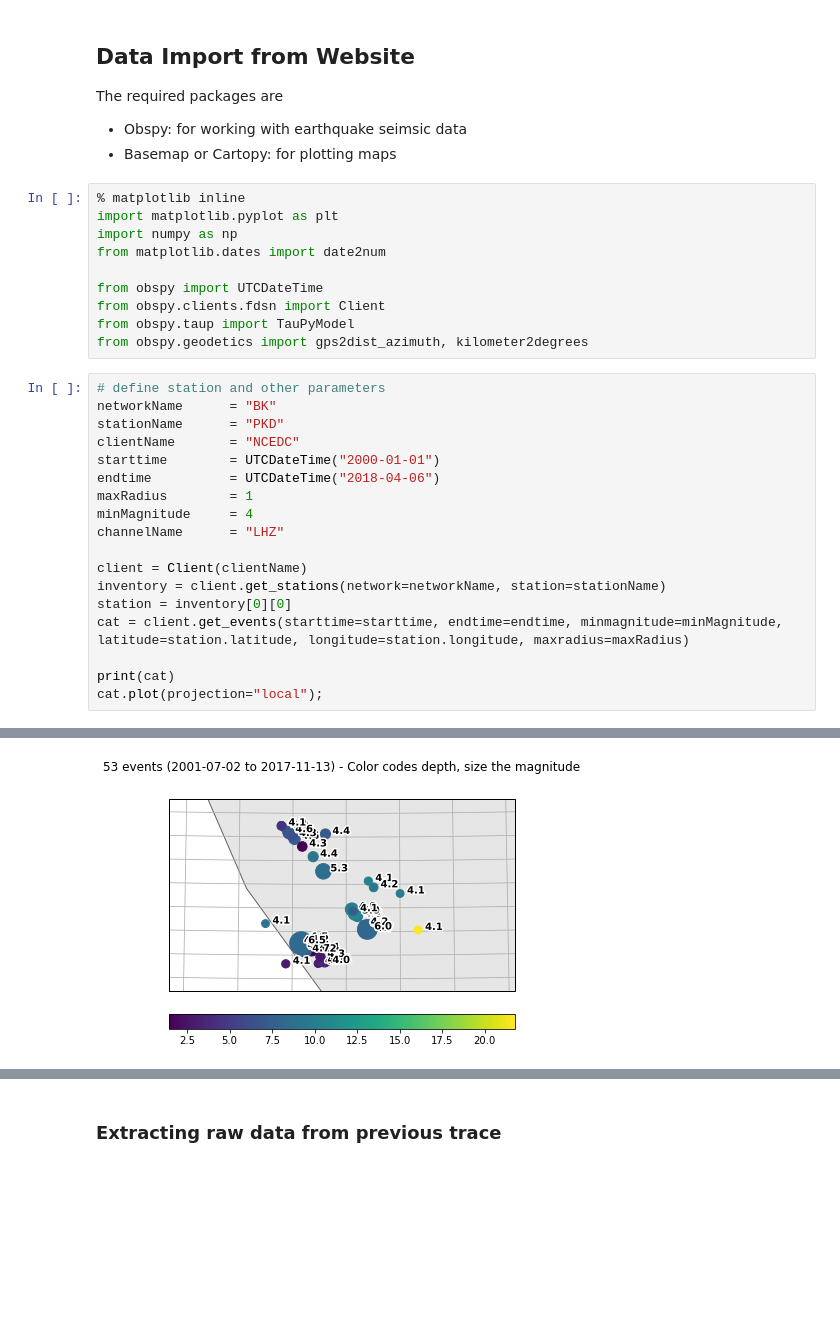
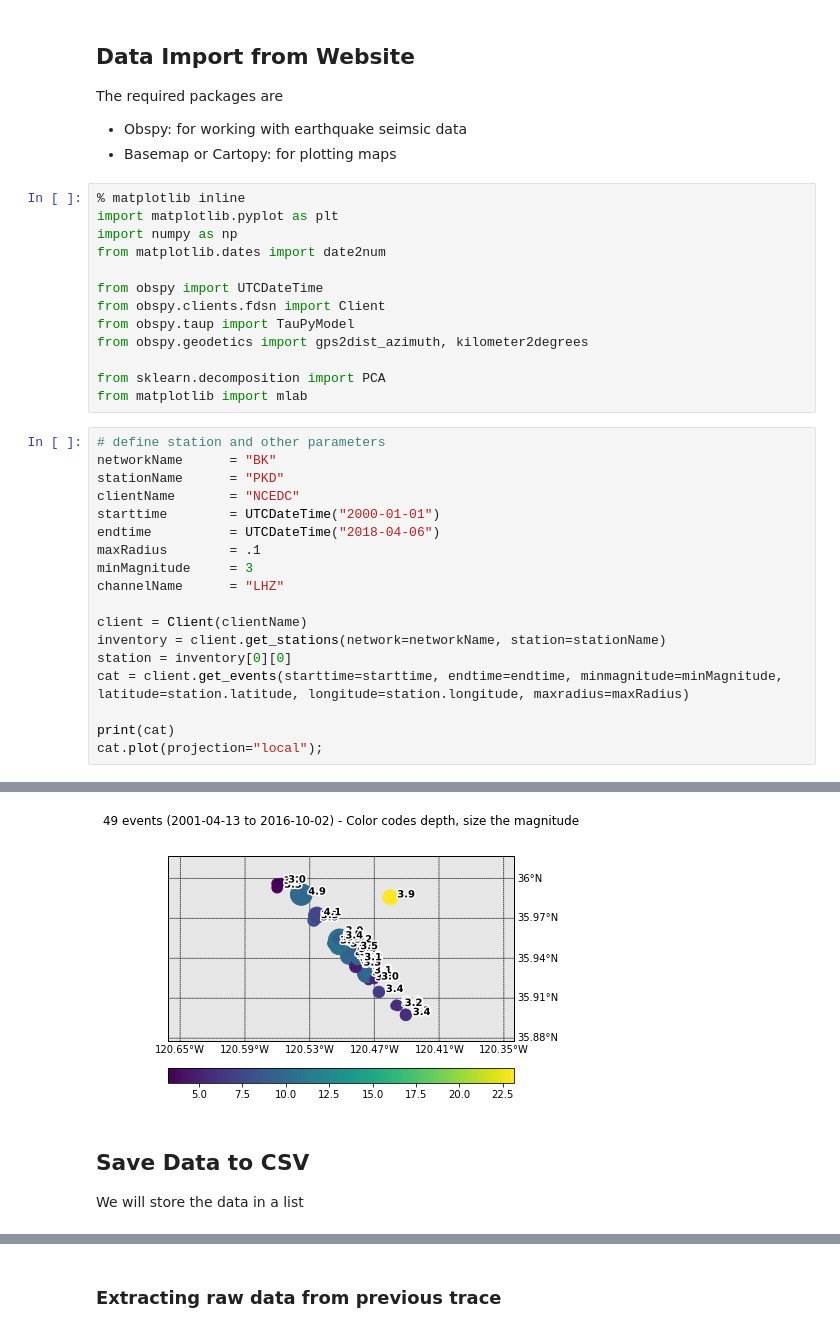
Before and after one commit to MosGeo/TerraeMotus, a Jupyter notebook: Prototype.ipynb, the cells around one changed output, grey strips where cells are left out. Drawn from its saved outputs; the diff is of its cells as text; blank space fills up the shorter version.

```diff
--- a/Prototype.ipynb
+++ b/Prototype.ipynb
@@ -14,6 +14,9 @@ from obspy import UTCDateTime
 from obspy.clients.fdsn import Client
 from obspy.taup import TauPyModel
 from obspy.geodetics import gps2dist_azimuth, kilometer2degrees
+
+from sklearn.decomposition import PCA
+from matplotlib import mlab
 # %%
 # define station and other parameters
 networkName      = "BK"
@@ -21,8 +24,8 @@ stationName      = "PKD"
 clientName       = "NCEDC"
 starttime        = UTCDateTime("2000-01-01")
 endtime          = UTCDateTime("2018-04-06")
-maxRadius        = 1
-minMagnitude     = 4
+maxRadius        = .1
+minMagnitude     = 3
 channelName      = "LHZ"
 
 client = Client(clientName)
@@ -42,5 +45,8 @@ cat.plot(projection="local");
 To see all events call 'print(CatalogObject.__str__(print_all=True))'
-[figure, old version]
+[figure, new version]
+# %% [markdown]
+## Save Data to CSV
+We will store the data in a list
 # %%
 model = TauPyModel(model="iasp91")
 nEvents = len(cat)
```
Also changed, not shown: parts of 10 cells of this notebook, 11 other files.
